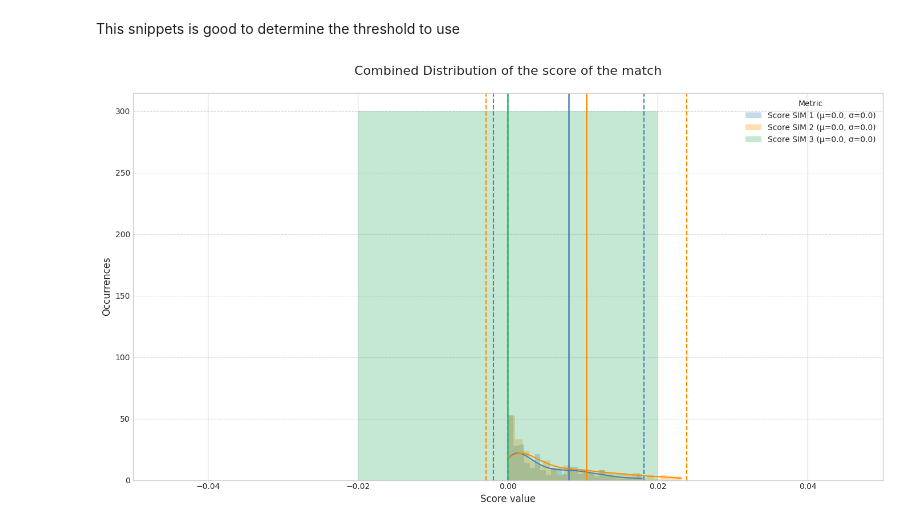
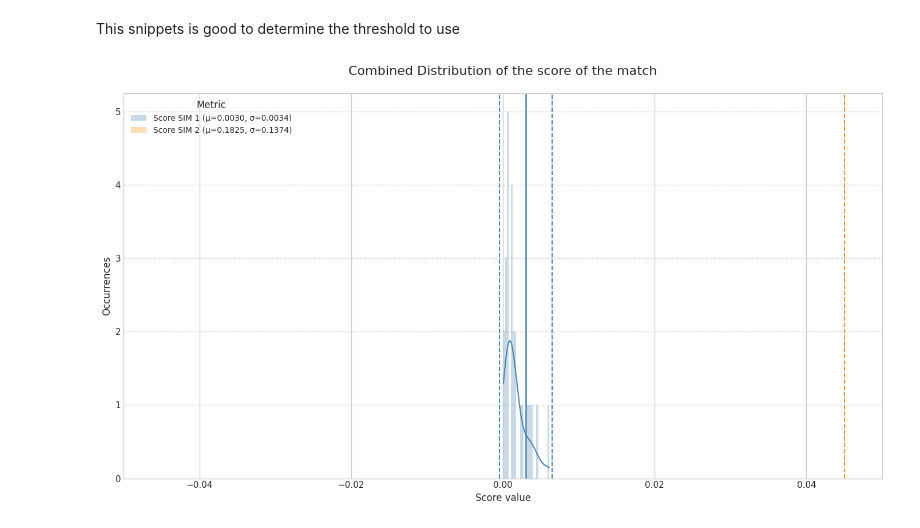
Before and after one commit to CharlesCBeaulieu/gedi, a Jupyter notebook: src/eval_coarse.ipynb, the cells around one changed output. Saved outputs shown, nothing was run; the diff lists cells and outputs as text; code cells hidden in the pictures.

```diff
--- a/src/eval_coarse.ipynb
+++ b/src/eval_coarse.ipynb
@@ -52,7 +52,14 @@ def get_matching_df(df):
 # config = "/app/bindmount/gedi_data_real_scan/config_real_scan.yaml"
 # config = "/app/bindmount/gedi_data_real_scan_5x315/config_real_scan_5x315.yaml"
 # config = "/app/bindmount/gedi_data_4meters_scans/config_4meters.yaml"
-config = "/app/bindmount/gedi_data_2/config.yaml"
+# config = "/app/bindmount/gedi_data_2/config.yaml"
+#config = "/app/bindmount/gedi_data_subset25x25_4m/config_subset25x25_4m.yaml"
+# config = "/app/bindmount/gedi_data_subset25x50_4m/config_subset25x50_4m.yaml"
+#config = "/app/bindmount/gedi_data_subset25x100_4m/config_subset25x100_4m.yaml"
+#config = "/app/bindmount/test_set_30x30/config_30x30.yaml"
+#config = "/app/bindmount/test_set_30x50/config_30x50.yaml"
+config = "/app/bindmount/test_set_30x100/config_30x100.yaml"
+
 with open(config, "r") as file:
         config = yaml.safe_load(file)
 
@@ -285,8 +354,8 @@ This snippets is good to determine the threshold to use
 plt.style.use('seaborn-whitegrid')
 
 # Define the metrics, display titles, and colors
-metrics = ["score_sim1", "score_sim2", "score_sim3"]
-titles = ["Score SIM 1", "Score SIM 2", "Score SIM 3"]
+metrics = ["score_sim1", "score_sim2"]
+titles = ["Score SIM 1", "Score SIM 2"]
 colors = ["steelblue", "darkorange", "mediumseagreen"]
 
 # Create a single figure and axis
@@ -294,32 +363,32 @@ plt.figure(figsize=(14, 8))
 
 # Loop over each metric to plot its distribution
 for metric, label, color in zip(metrics, titles, colors):
     # Get the metric data from the DataFrame
     data = matching_score_df[metric]
     m = data.mean()
     s = data.std()
     # Filter data within [mean - std, mean + std]
     filtered = data[(data >= m - s) & (data <= m + s)]
 
     # Plot histogram with KDE overlay (filled, translucent)
     sns.histplot(filtered, bins=25, kde=True, stat="count",
-                 label=f"{label} (μ={m:.1f}, σ={s:.1f})",
+                 label=f"{label} (μ={m:.4f}, σ={s:.4f})",
                  color=color, fill=True, alpha=0.3, linewidth=0)
 
     # Add vertical lines for the mean and ± standard deviation
     plt.axvline(m, color=color, linestyle='-', linewidth=1.8)
     plt.axvline(m - s, color=color, linestyle='--', linewidth=1.5)
     plt.axvline(m + s, color=color, linestyle='--', linewidth=1.5)
 
 # Final plot styling
 plt.title("Combined Distribution of the score of the match\n", fontsize=16)
 plt.xlabel("Score value", fontsize=12)
 plt.ylabel("Occurrences", fontsize=12)
 # Optionally, adjust x-axis limits based on your data; for example:
 plt.xlim(0, 0,3)
 plt.legend(title="Metric", fontsize=10)
 plt.grid(axis="y", linestyle="--", alpha=0.7)
 plt.tight_layout()
 plt.show()
 # %% [output]
-[figure, old version]
+[figure, new version]
```
Also changed, not shown: parts of 7 cells of this notebook, 7 other files.
